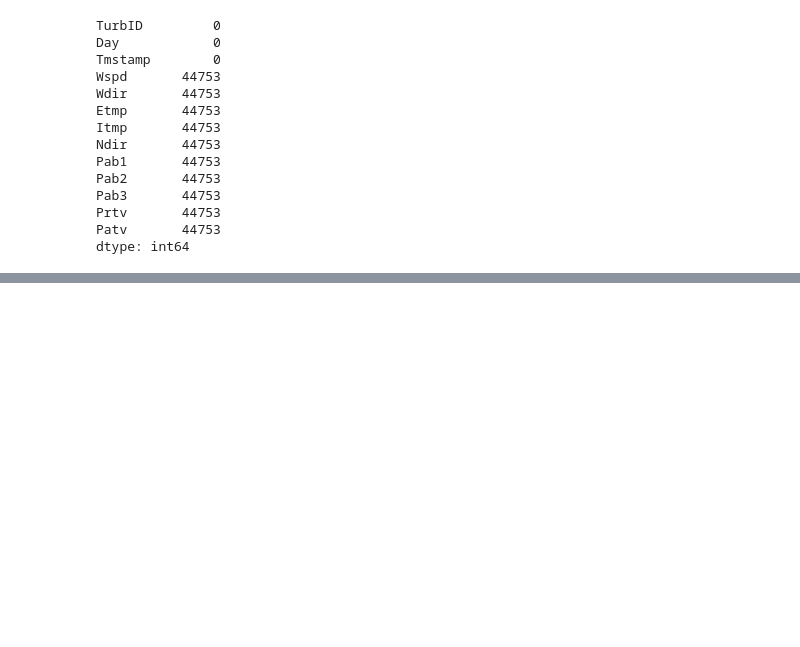
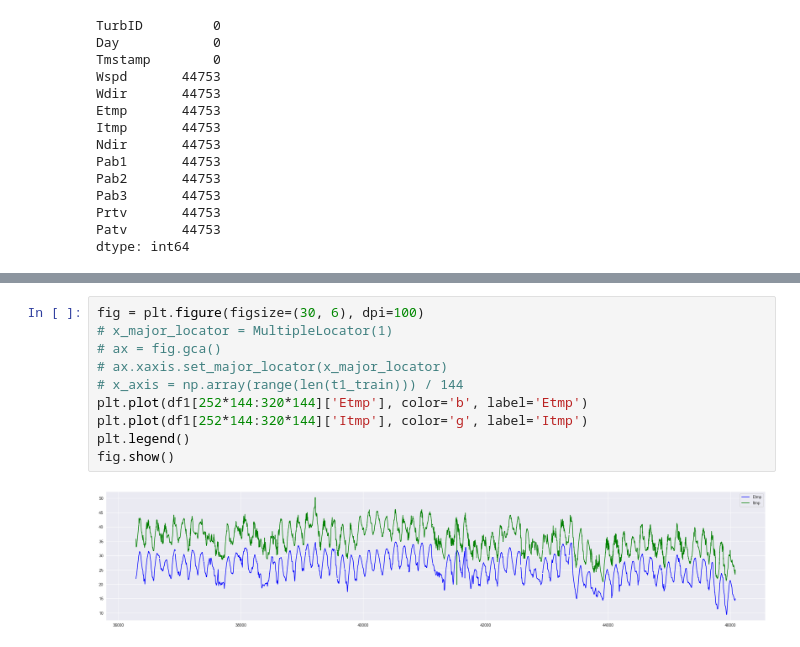
Before and after one commit to lxy764139720/wpf_contest, a Jupyter notebook: notebooks/baseline.ipynb, the cells around one changed output, grey strips where cells are left out. Saved outputs shown, nothing was run; the diff lists cells and outputs as text; blank space fills up the shorter version.

```diff
--- a/notebooks/baseline.ipynb
+++ b/notebooks/baseline.ipynb
@@ -278,3 +278,15 @@ correlation
 | Pab3 | 2.535799e-02 | -2.649267e-02 | -0.367918 | 0.010179 | 0.009089 | 0.016294 | -0.004753 | 0.998324 | 0.998119 | 1.000000 | 0.141153 | ... |
 | Prtv | 3.937593e-02 | -5.599262e-02 | 0.214307 | 0.000865 | 0.011984 | 0.054373 | -0.048870 | 0.141288 | 0.141201 | 0.141153 | 1.000000 | ... |
 | Patv | -6.323029e-02 | -9.515788e-03 | 0.790296 | -0.012887 | 0.011530 | 0.091327 | -0.025125 | -0.502819 | -0.502413 | -0.502150 | 0.238771 | ... |
+# %%
+fig = plt.figure(figsize=(30, 6), dpi=100)
+# x_major_locator = MultipleLocator(1)
+# ax = fig.gca()
+# ax.xaxis.set_major_locator(x_major_locator)
+# x_axis = np.array(range(len(t1_train))) / 144
+plt.plot(df1[252*144:320*144]['Etmp'], color='b', label='Etmp')
+plt.plot(df1[252*144:320*144]['Itmp'], color='g', label='Itmp')
+plt.legend()
+fig.show()
+# %% [output]
+[figure, added]
```
Also changed, not shown: parts of 14 cells of this notebook, 6 other files.
